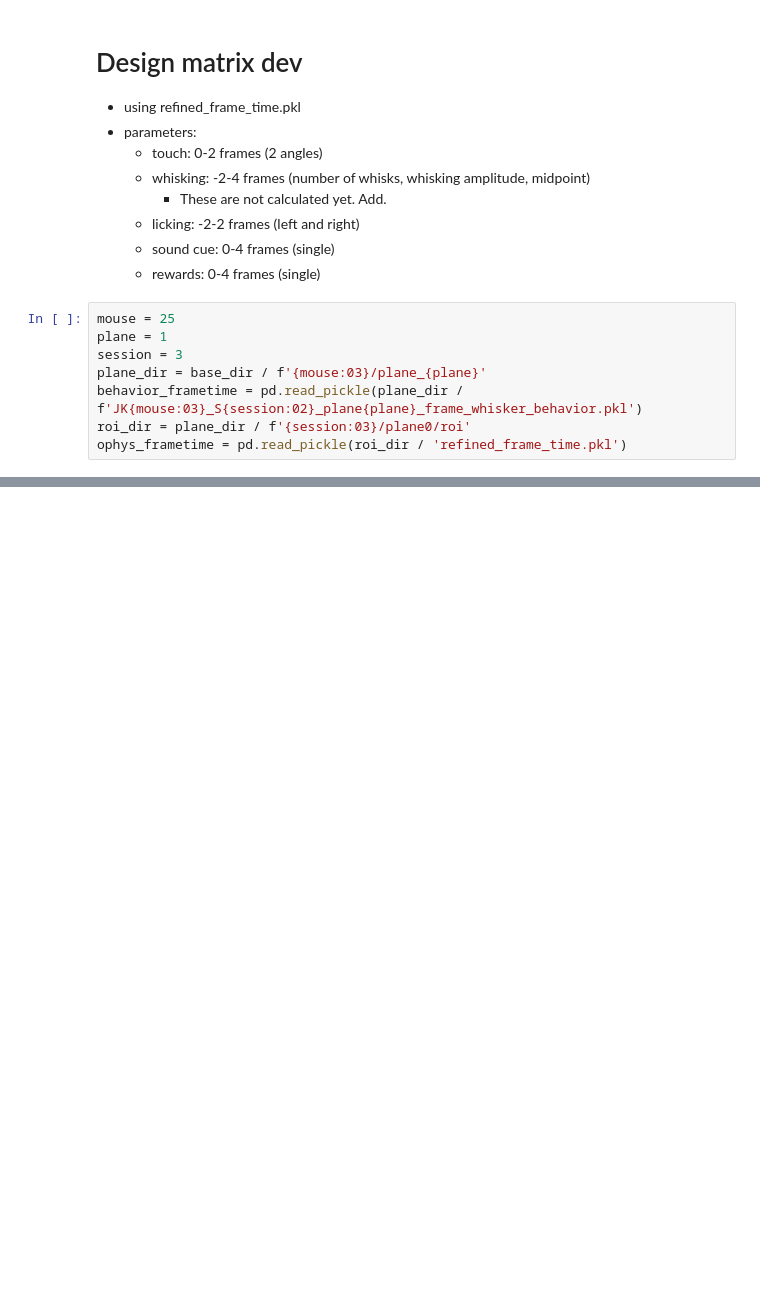
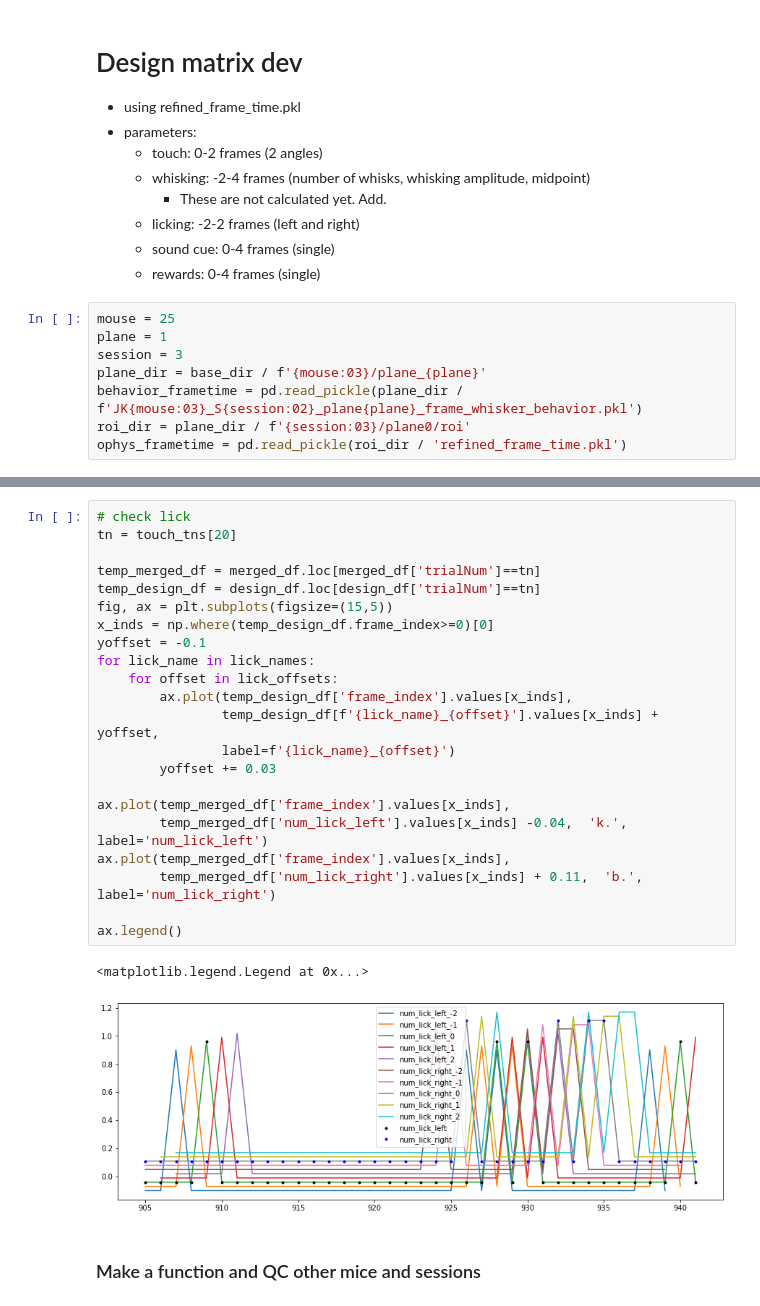
Before and after one commit to jkim0731/Neural-stretching-in-vS1, a Jupyter notebook: data_analysis/240131_glm_test.ipynb, the cells around one changed output, grey strips where cells are left out. Cells and saved outputs as stored; diff of their text form; blank space fills up the shorter version.

```diff
--- a/data_analysis/240131_glm_test.ipynb
+++ b/data_analysis/240131_glm_test.ipynb
@@ -106,0 +282,27 @@ whisker_df.head()
+# %%
+# check lick
+tn = touch_tns[20]
+
+temp_merged_df = merged_df.loc[merged_df['trialNum']==tn]
+temp_design_df = design_df.loc[design_df['trialNum']==tn]
+fig, ax = plt.subplots(figsize=(15,5))
+x_inds = np.where(temp_design_df.frame_index>=0)[0]
+yoffset = -0.1
+for lick_name in lick_names:
+    for offset in lick_offsets:
+        ax.plot(temp_design_df['frame_index'].values[x_inds],
+                temp_design_df[f'{lick_name}_{offset}'].values[x_inds] + yoffset,
+                label=f'{lick_name}_{offset}')
+        yoffset += 0.03
+
+ax.plot(temp_merged_df['frame_index'].values[x_inds],
+        temp_merged_df['num_lick_left'].values[x_inds] -0.04,  'k.', label='num_lick_left')
+ax.plot(temp_merged_df['frame_index'].values[x_inds],
+        temp_merged_df['num_lick_right'].values[x_inds] + 0.11,  'b.', label='num_lick_right')
+
+ax.legend()
+# %% [output]
+<matplotlib.legend.Legend at 0x...>
+[figure, added]
+# %% [markdown]
+### Make a function and QC other mice and sessions
```
Also changed, not shown: parts of 117 cells of this notebook, 1 other file.
